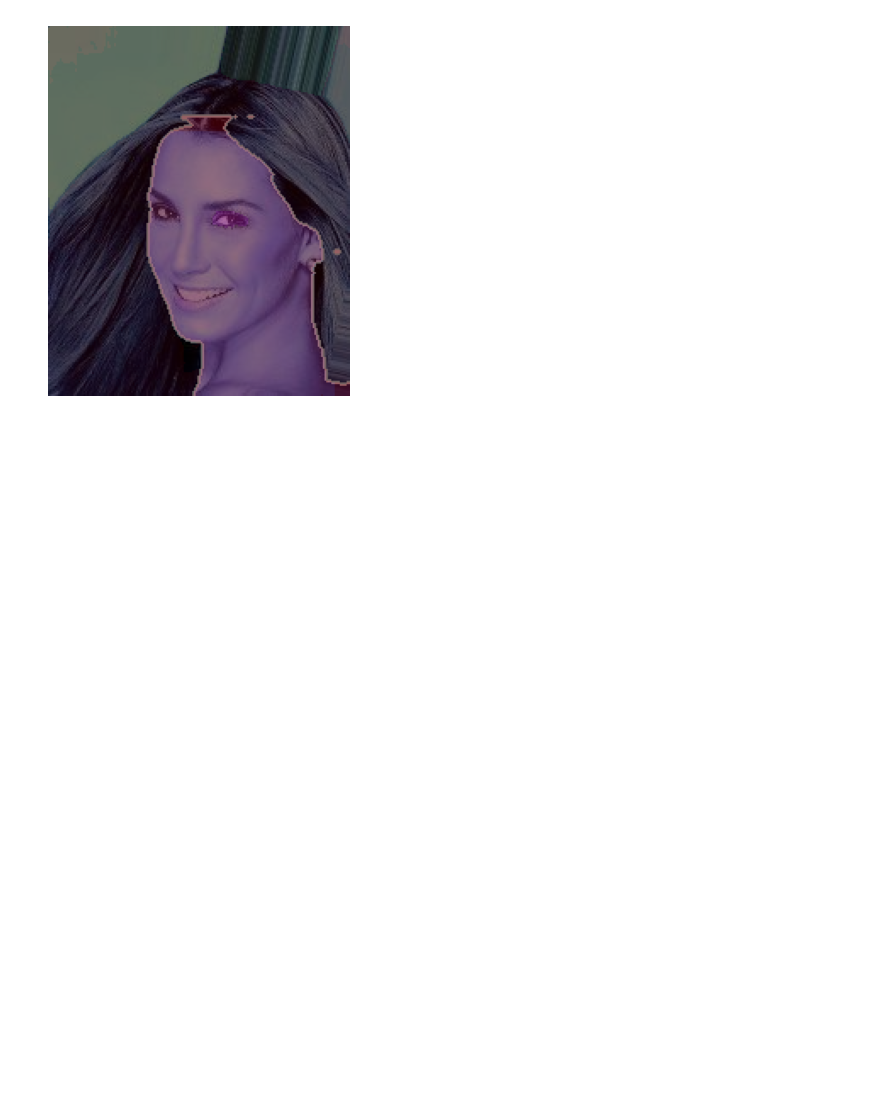
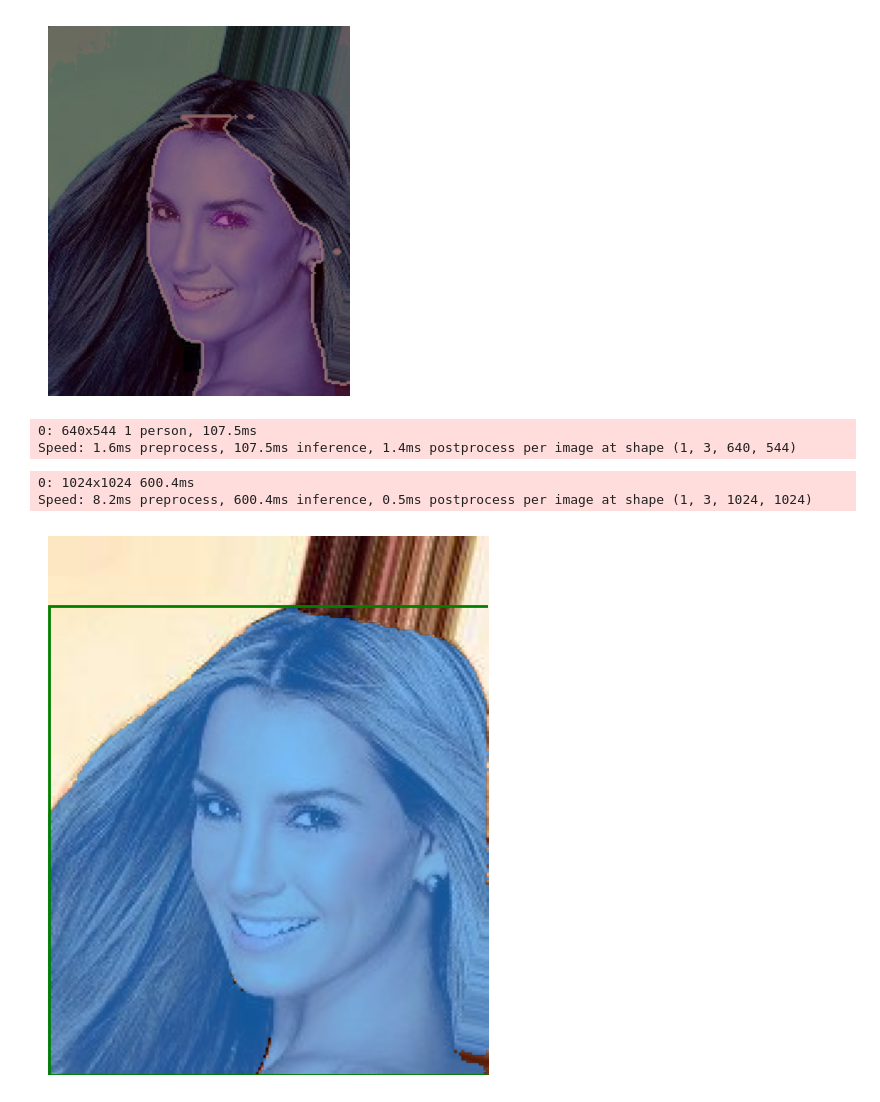
Before and after one commit to JunK4i/Neural-Network, a Jupyter notebook: junkai/Object Label and Segmentation.ipynb, the cells around one changed output. Drawn from its saved outputs; the diff is of its cells as text; code cells hidden in the pictures; blank space fills up the shorter version.

```diff
--- a/junkai/Object Label and Segmentation.ipynb
+++ b/junkai/Object Label and Segmentation.ipynb
@@ -73,7 +73,7 @@ CELEBA_DATA_PATH = os.path.join(CURRENT_DIR, "data")
 # # Print the dataset metadata
 # print(dataset_info)
 # %%
-SOURCE_IMAGE_PATH = f"{CURRENT_DIR}/data/celeba/img_align_celeba/000001.jpg"
+SOURCE_IMAGE_PATH = f"{CURRENT_DIR}/000001.jpg"
 CLASSES = ['person']
 BOX_TRESHOLD = 0.35
 TEXT_TRESHOLD = 0.25
@@ -301,0 +317,67 @@ Total fastSAM everything segmentation time: 1.4755580425262451 seconds
+# %%
+import cv2
+from ultralytics import YOLO, SAM
+import supervision as sv
+from PIL import Image
+
+CURRENT_DIR = os.getcwd()
+SOURCE_IMAGE_PATH = f"{CURRENT_DIR}/000001.jpg"
+image = cv2.imread(SOURCE_IMAGE_PATH)
+
+model = YOLO('yolov8s.pt')
+model_sam = SAM('mobile_sam.pt')
+results = model(image)[0]
+for result in results:
+    boxes = result.boxes
+bbox = boxes.xyxy.tolist()[0]
+print(bbox)
+# %% [output]
+0: 640x544 1 person, 107.5ms
+Speed: 1.6ms preprocess, 107.5ms inference, 1.4ms postprocess per image at shape (1, 3, 640, 544)
+# %%
+from ultralytics import SAM
+
+image = cv2.cvtColor(cv2.imread(SOURCE_IMAGE_PATH), cv2.COLOR_BGR2RGB)
+mobile_sam_model = SAM('mobile_sam.pt')
+sam_output = mobile_sam_model.predict(image, bboxes=bbox)
+for result in sam_output:
+    masks = result.masks
+mask_object = sam_output[0].masks
+mask_tensor = mask_object.data
+mask_np = mask_tensor.numpy()
+# %% [output]
+0: 1024x1024 600.4ms
+Speed: 8.2ms preprocess, 600.4ms inference, 0.5ms postprocess per image at shape (1, 3, 1024, 1024)
+# %%
+def show_mask(mask, ax, random_color=False):
+    if random_color:
+        color = np.concatenate([np.random.random(3), np.array([0.6])], axis=0)
+    else:
+        color = np.array([30/255, 144/255, 255/255, 0.6])
+    h, w = mask.shape[-2:]
+    mask_image = mask.reshape(h, w, 1) * color.reshape(1, 1, -1)
+    ax.imshow(mask_image)
+
+def show_points(coords, labels, ax, marker_size=375):
+    pos_points = coords[labels==1]
+    neg_points = coords[labels==0]
+    ax.scatter(pos_points[:, 0], pos_points[:, 1], color='green', marker='*', s=marker_size, edgecolor='white', linewidth=1.25)
+    ax.scatter(neg_points[:, 0], neg_points[:, 1], color='red', marker='*', s=marker_size, edgecolor='white', linewidth=1.25)
+
+def show_box(box, ax):
+    x0, y0 = box[0], box[1]
+    w, h = box[2] - box[0], box[3] - box[1]
+    ax.add_patch(plt.Rectangle((x0, y0), w, h, edgecolor='green', facecolor=(0,0,0,0), lw=2))
+# %%
+import numpy as np
+import matplotlib.pyplot as plt
+
+input_box = np.array(bbox)
+plt.figure(figsize=(7, 7))
+plt.imshow(image)
+show_mask(mask_np, plt.gca())
+show_box(input_box, plt.gca())
+plt.axis('off')
+plt.show()
+# %% [output]
+[figure, added]
```
Also changed, not shown: parts of 3 cells of this notebook, 4 other files.
